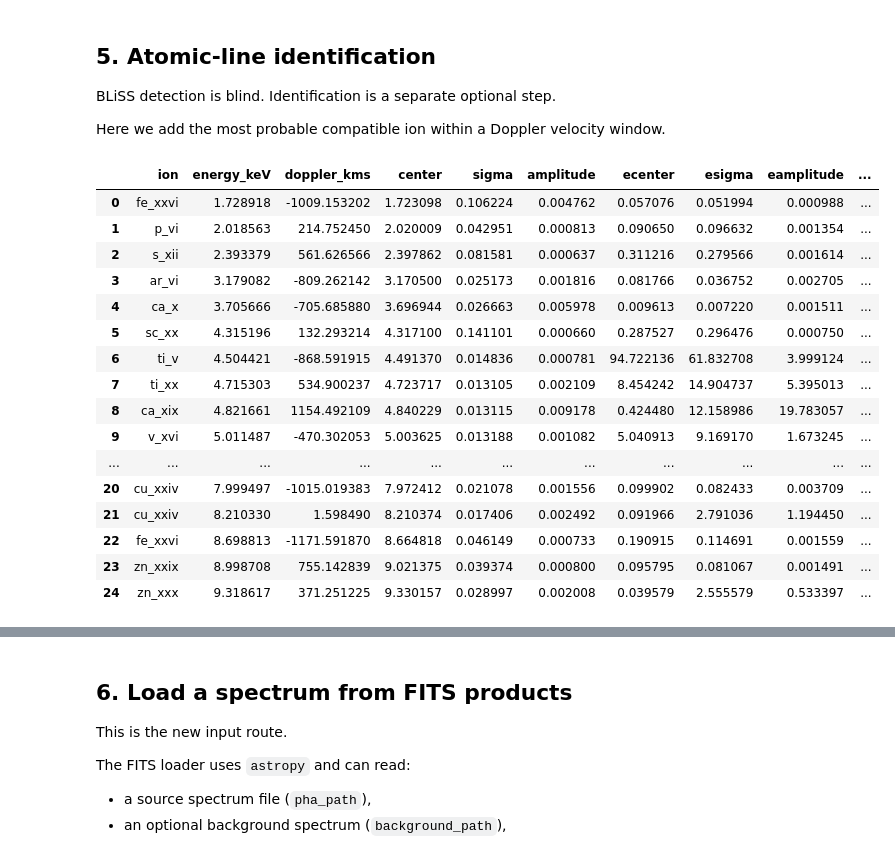
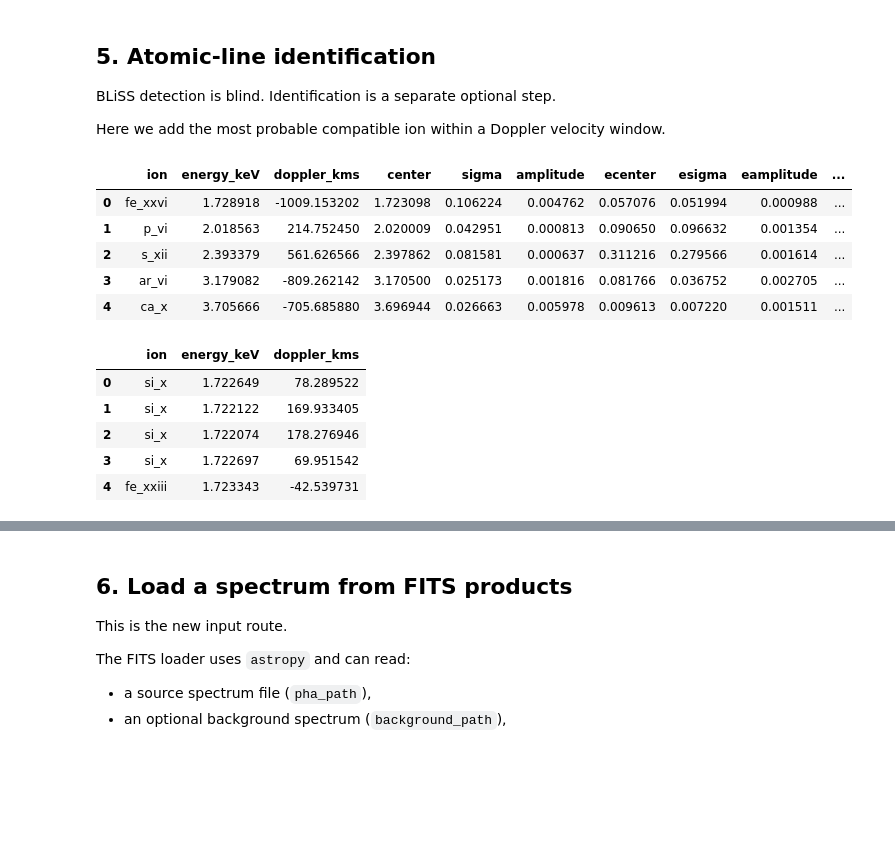
Before and after one commit to xragua/BLiSS, a Jupyter notebook: my-project/docs/notebooks/modular_bliss_tutorial.ipynb, the cells around one changed output, grey strips where cells are left out. Saved outputs shown, nothing was run; the diff lists cells and outputs as text; code cells hidden in the pictures; blank space fills up the shorter version.

```diff
--- a/my-project/docs/notebooks/modular_bliss_tutorial.ipynb
+++ b/my-project/docs/notebooks/modular_bliss_tutorial.ipynb
@@ -153,24 +142,23 @@ Here we add the most probable compatible ion within a Doppler velocity window.
 # %%
 xmm_identified = add_most_probable_ion(xmm_lines, v_doppler_kms=1200)
 xmm_identified.to_csv(results_dir / "xmm_identified_lines.csv", index=False)
-xmm_identified
+xmm_identified.head()
 # %% [output]
 |  | ion | energy_keV | doppler_kms | center | sigma | amplitude | ecenter | esigma | eamplitude | ... |
 | 0 | fe_xxvi | 1.728918 | -1009.153202 | 1.723098 | 0.106224 | 0.004762 | 0.057076 | 0.051994 | 0.000988 | ... |
 | 1 | p_vi | 2.018563 | 214.752450 | 2.020009 | 0.042951 | 0.000813 | 0.090650 | 0.096632 | 0.001354 | ... |
 | 2 | s_xii | 2.393379 | 561.626566 | 2.397862 | 0.081581 | 0.000637 | 0.311216 | 0.279566 | 0.001614 | ... |
 | 3 | ar_vi | 3.179082 | -809.262142 | 3.170500 | 0.025173 | 0.001816 | 0.081766 | 0.036752 | 0.002705 | ... |
 | 4 | ca_x | 3.705666 | -705.685880 | 3.696944 | 0.026663 | 0.005978 | 0.009613 | 0.007220 | 0.001511 | ... |
-| 5 | sc_xx | 4.315196 | 132.293214 | 4.317100 | 0.141101 | 0.000660 | 0.287527 | 0.296476 | 0.000750 | ... |
-| 6 | ti_v | 4.504421 | -868.591915 | 4.491370 | 0.014836 | 0.000781 | 94.722136 | 61.832708 | 3.999124 | ... |
-| 7 | ti_xx | 4.715303 | 534.900237 | 4.723717 | 0.013105 | 0.002109 | 8.454242 | 14.904737 | 5.395013 | ... |
-| 8 | ca_xix | 4.821661 | 1154.492109 | 4.840229 | 0.013115 | 0.009178 | 0.424480 | 12.158986 | 19.783057 | ... |
-| 9 | v_xvi | 5.011487 | -470.302053 | 5.003625 | 0.013188 | 0.001082 | 5.040913 | 9.169170 | 1.673245 | ... |
-| ... | ... | ... | ... | ... | ... | ... | ... | ... | ... | ... |
-| 20 | cu_xxiv | 7.999497 | -1015.019383 | 7.972412 | 0.021078 | 0.001556 | 0.099902 | 0.082433 | 0.003709 | ... |
-| 21 | cu_xxiv | 8.210330 | 1.598490 | 8.210374 | 0.017406 | 0.002492 | 0.091966 | 2.791036 | 1.194450 | ... |
-| 22 | fe_xxvi | 8.698813 | -1171.591870 | 8.664818 | 0.046149 | 0.000733 | 0.190915 | 0.114691 | 0.001559 | ... |
-| 23 | zn_xxix | 8.998708 | 755.142839 | 9.021375 | 0.039374 | 0.000800 | 0.095795 | 0.081067 | 0.001491 | ... |
-| 24 | zn_xxx | 9.318617 | 371.251225 | 9.330157 | 0.028997 | 0.002008 | 0.039579 | 2.555579 | 0.533397 | ... |
+# %%
+all_xmm_identified = get_all_compatible_lines(xmm_lines, v_doppler_kms=200)
+all_xmm_identified[0]
+# %% [output]
+|  | ion | energy_keV | doppler_kms |
+| 0 | si_x | 1.722649 | 78.289522 |
+| 1 | si_x | 1.722122 | 169.933405 |
+| 2 | si_x | 1.722074 | 178.276946 |
+| 3 | si_x | 1.722697 | 69.951542 |
+| 4 | fe_xxiii | 1.723343 | -42.539731 |
 # %%
 fig, ax = plot_line_prob(xmm_identified, show=False)
```
Also changed, not shown: parts of 18 cells of this notebook, 25 other files.
